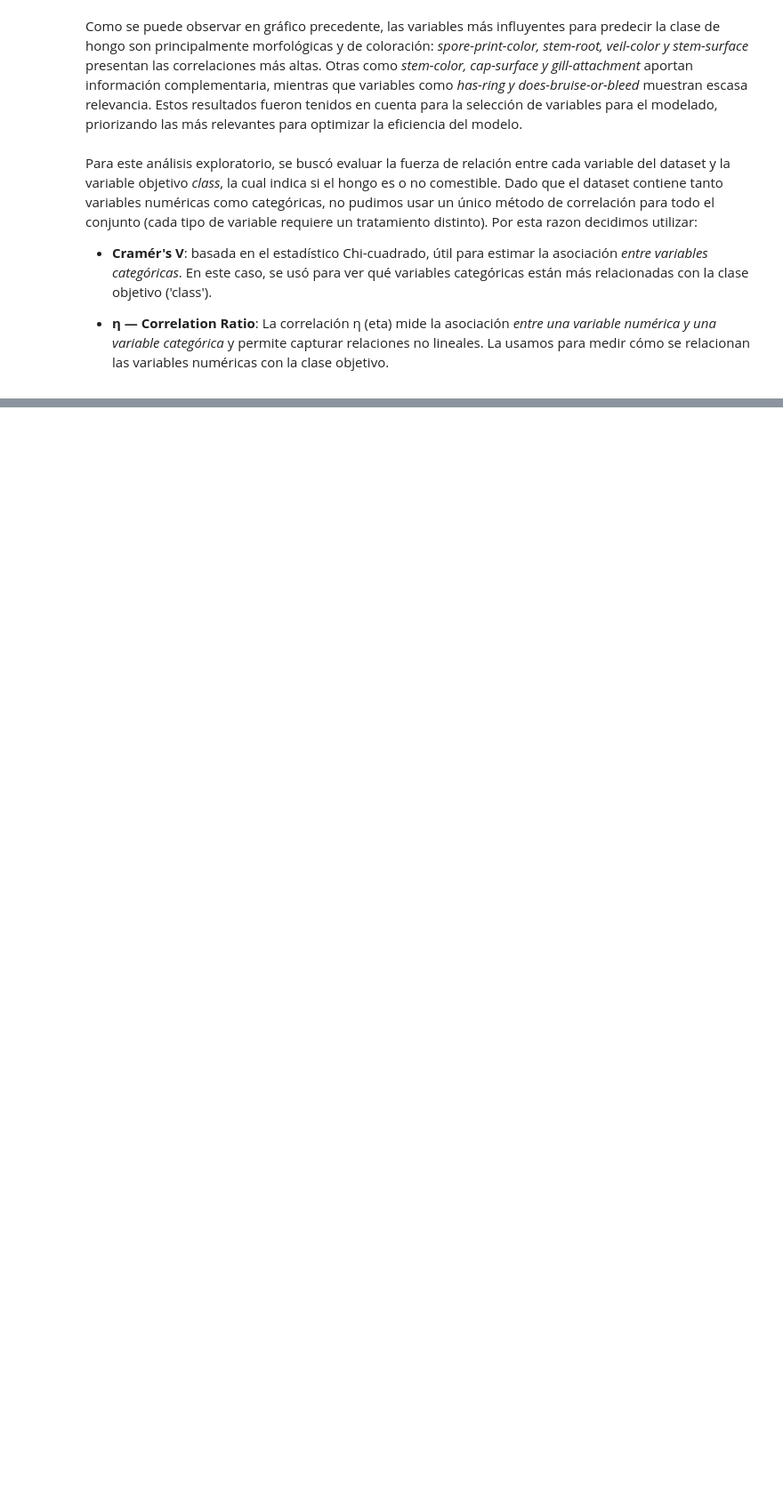
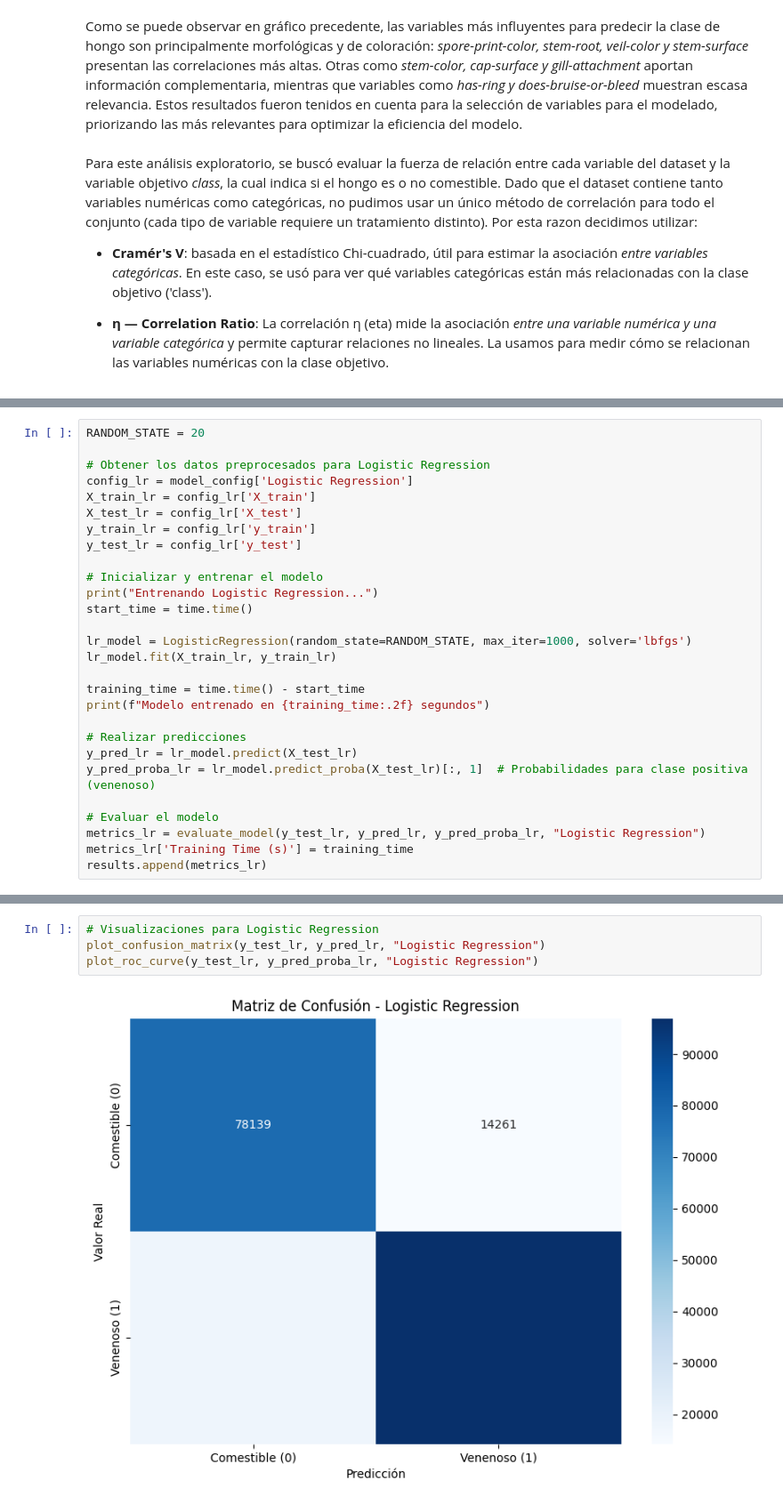
Before and after one commit to agusc4/ceia-ml, a Jupyter notebook: notebook_mushrooms.ipynb, the cells around one changed output, grey strips where cells are left out. Shown at 89% size. Cells and saved outputs as stored; diff of their text form; blank space fills up the shorter version.

```diff
--- a/notebook_mushrooms.ipynb
+++ b/notebook_mushrooms.ipynb
@@ -402,0 +1020,28 @@ Dado que el dataset contiene tanto variables numéricas como categóricas, no pu
+# %%
+RANDOM_STATE = 20
+
+# Obtener los datos preprocesados para Logistic Regression
+config_lr = model_config['Logistic Regression']
+X_train_lr = config_lr['X_train']
+X_test_lr = config_lr['X_test']
+y_train_lr = config_lr['y_train']
+y_test_lr = config_lr['y_test']
+
+# Inicializar y entrenar el modelo
+print("Entrenando Logistic Regression...")
+start_time = time.time()
+
+lr_model = LogisticRegression(random_state=RANDOM_STATE, max_iter=1000, solver='lbfgs')
+lr_model.fit(X_train_lr, y_train_lr)
+
+training_time = time.time() - start_time
+print(f"Modelo entrenado en {training_time:.2f} segundos")
+
+# Realizar predicciones
+y_pred_lr = lr_model.predict(X_test_lr)
+y_pred_proba_lr = lr_model.predict_proba(X_test_lr)[:, 1]  # Probabilidades para clase positiva (venenoso)
+
+# Evaluar el modelo
+metrics_lr = evaluate_model(y_test_lr, y_pred_lr, y_pred_proba_lr, "Logistic Regression")
+metrics_lr['Training Time (s)'] = training_time
+results.append(metrics_lr)
@@ -402,0 +1066,6 @@ Dado que el dataset contiene tanto variables numéricas como categóricas, no pu
+# %%
+# Visualizaciones para Logistic Regression
+plot_confusion_matrix(y_test_lr, y_pred_lr, "Logistic Regression")
+plot_roc_curve(y_test_lr, y_pred_proba_lr, "Logistic Regression")
+# %% [output]
+[figure, added]
```
Also changed, not shown: parts of 57 cells of this notebook.
